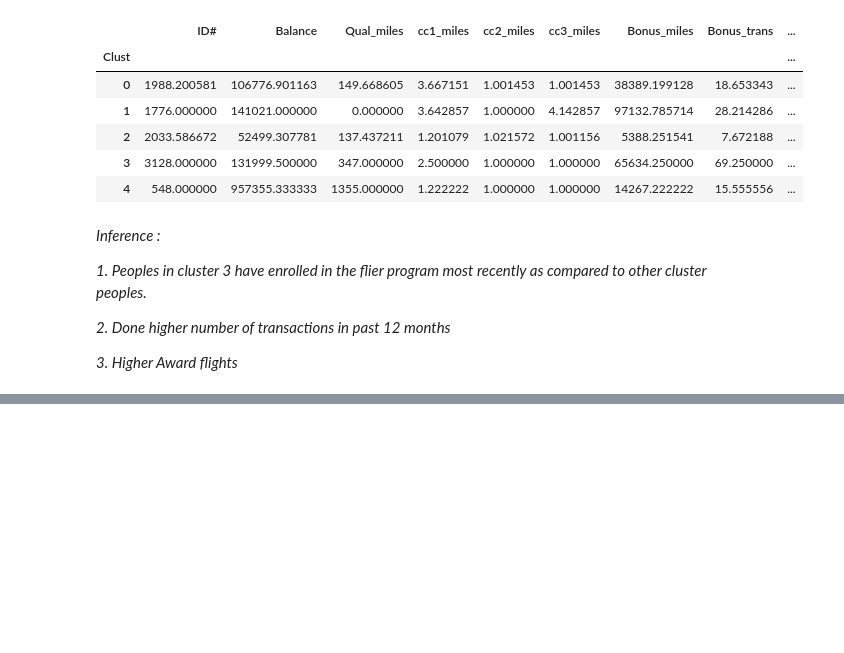
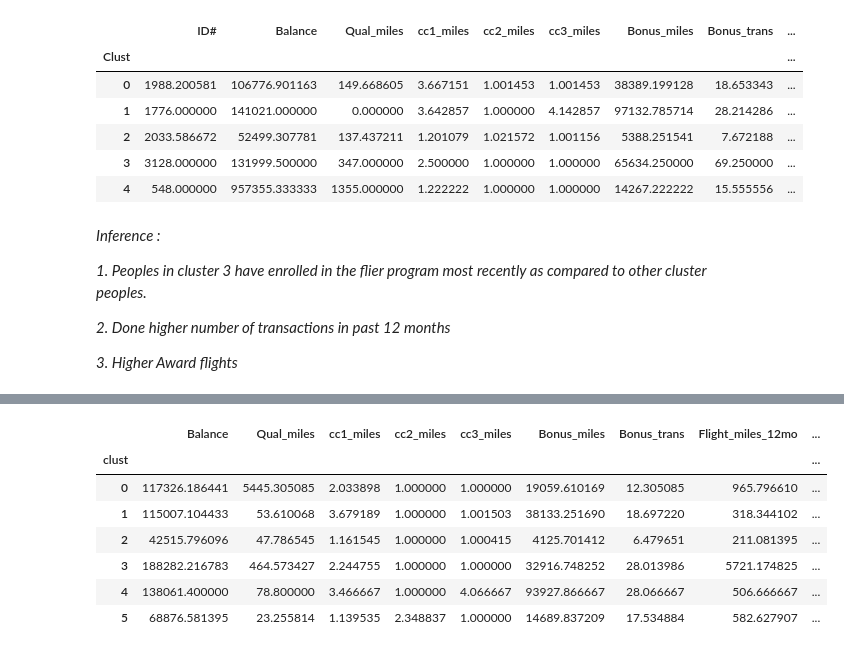
Before and after one commit to RiteshopShrivastava/Python, a Jupyter notebook: Assignment_Clustering_Airlines.ipynb, the cells around one changed output, grey strips where cells are left out. Saved outputs shown, nothing was run; the diff lists cells and outputs as text; code cells hidden in the pictures; blank space fills up the shorter version.

```diff
--- a/Assignment_Clustering_Airlines.ipynb
+++ b/Assignment_Clustering_Airlines.ipynb
@@ -189,0 +265,11 @@ airlines.groupby('Clust').mean()
+# %%
+airline.iloc[:,1:12].groupby(airline.clust).mean()
+# %% [output]
+|  | Balance | Qual_miles | cc1_miles | cc2_miles | cc3_miles | Bonus_miles | Bonus_trans | Flight_miles_12mo | ... |
+| clust |  |  |  |  |  |  |  |  | ... |
+| 0 | 117326.186441 | 5445.305085 | 2.033898 | 1.000000 | 1.000000 | 19059.610169 | 12.305085 | 965.796610 | ... |
+| 1 | 115007.104433 | 53.610068 | 3.679189 | 1.000000 | 1.001503 | 38133.251690 | 18.697220 | 318.344102 | ... |
+| 2 | 42515.796096 | 47.786545 | 1.161545 | 1.000000 | 1.000415 | 4125.701412 | 6.479651 | 211.081395 | ... |
+| 3 | 188282.216783 | 464.573427 | 2.244755 | 1.000000 | 1.000000 | 32916.748252 | 28.013986 | 5721.174825 | ... |
+| 4 | 138061.400000 | 78.800000 | 3.466667 | 1.000000 | 4.066667 | 93927.866667 | 28.066667 | 506.666667 | ... |
+| 5 | 68876.581395 | 23.255814 | 1.139535 | 2.348837 | 1.000000 | 14689.837209 | 17.534884 | 582.627907 | ... |
```
Also changed, not shown: parts of 10 cells of this notebook.
